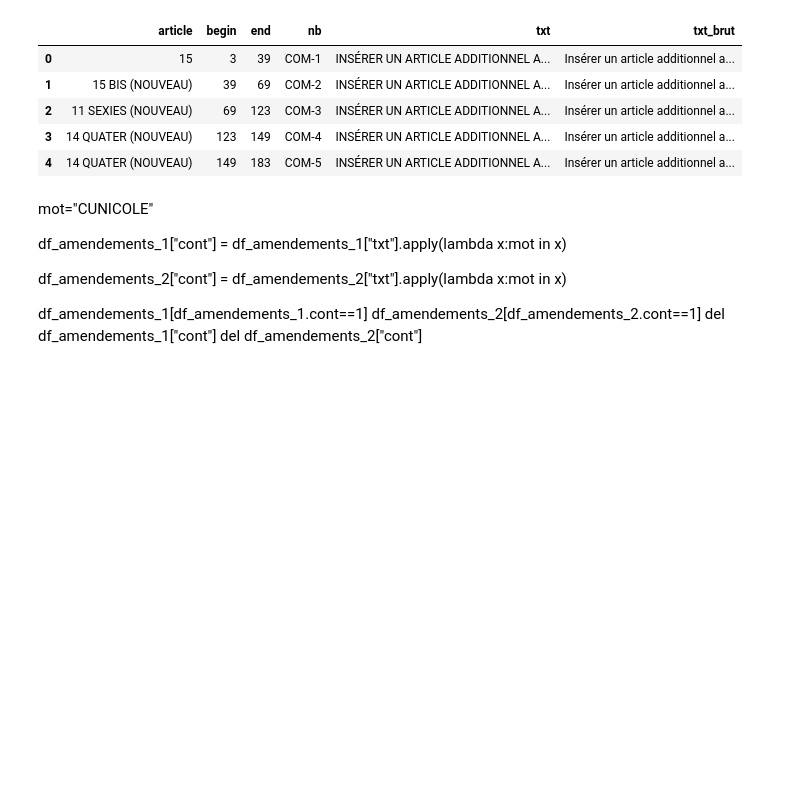
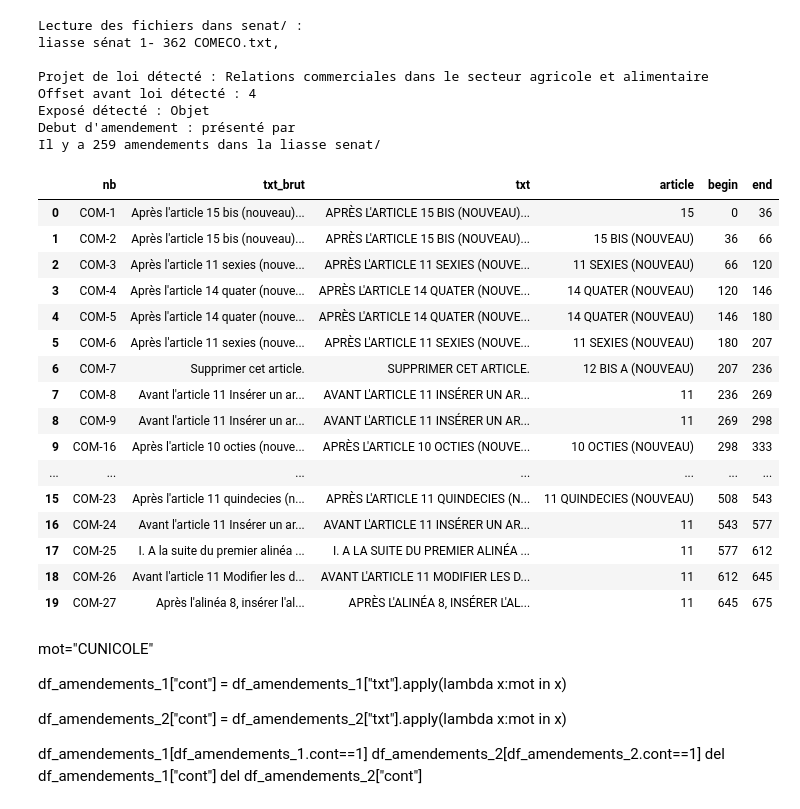
Before and after one commit to ericlajoie/parsing_amendements, a Jupyter notebook: amendements.ipynb, the cells around one changed output. Saved outputs shown, nothing was run; the diff lists cells and outputs as text; code cells hidden in the pictures; blank space fills up the shorter version.

```diff
--- a/amendements.ipynb
+++ b/amendements.ipynb
@@ -28,16 +28,18 @@ def keep_digits(x):
     return ''.join(filter(lambda x: x.isdigit(), x))
 # %%
 class Amendement:
-    def __init__(self, txt, start_signal, start_offset, expose_signal):
+    def __init__(self, txt, start_signal, expose_signal):
 
         self.full_txt = txt
         self.full_txt_normalized = [normalize_text(t) for t in txt]
         self.start_signal = normalize_text(start_signal)
         self.expose_signal = normalize_text(expose_signal)
-        self.start_offset = start_offset
+        #self.start_offset = start_offset
 
         self.numero_amendement = self.get_amendement_nb()
+
         self.numero_article = self.get_amendement_article()
+
         self.txt_normalized, self.txt = self.get_amendement_text()
 
 
@@ -55,7 +57,8 @@ class Amendement:
             if x[i]==self.start_signal:
                 has_started = True
 
-            if(has_started) and 'ARTICLE' in x[i]:
+            if(has_started) and ('ARTICLE' in x[i] or 'TITRE' in x[i]):
+                self.article_line = i
                 return re.sub(".*ARTICLE ","",x[i])
         return ""
 
@@ -66,9 +69,9 @@ class Amendement:
 
         expose_length = len(self.expose_signal)
 
-        for i in range(0, len(x)):
-            if x[i]==self.start_signal:
-                start=i+self.start_offset
+        start = self.article_line+1
+
+        for i in range(self.article_line+1, len(x)):
 
             if i<len(x)-3 and len(x[i])==0 and len(x[i+1])==0 and len(x[i+2])==0:
                 end=i
@@ -170,10 +236,30 @@ Il y a 259 amendements dans la liasse senat/
 # %%
-liasse_senat.df_amendements.head()
+liasse_senat = Liasse("senat/")
+liasse_senat.df_amendements.head(20)
 # %% [output]
+Lecture des fichiers dans senat/ :
+liasse sénat 1- 362 COMECO.txt,
+
+Projet de loi détecté : Relations commerciales dans le secteur agricole et alimentaire
+Offset avant loi détecté : 4
+Exposé détecté : Objet
+Debut d'amendement : présenté par
+Il y a 259 amendements dans la liasse senat/
-|  | article | begin | end | nb | txt | txt_brut |
-| 0 | 15 | 3 | 39 | COM-1 | INSÉRER UN ARTICLE ADDITIONNEL A... | Insérer un article additionnel a... |
-| 1 | 15 BIS (NOUVEAU) | 39 | 69 | COM-2 | INSÉRER UN ARTICLE ADDITIONNEL A... | Insérer un article additionnel a... |
-| 2 | 11 SEXIES (NOUVEAU) | 69 | 123 | COM-3 | INSÉRER UN ARTICLE ADDITIONNEL A... | Insérer un article additionnel a... |
-| 3 | 14 QUATER (NOUVEAU) | 123 | 149 | COM-4 | INSÉRER UN ARTICLE ADDITIONNEL A... | Insérer un article additionnel a... |
-| 4 | 14 QUATER (NOUVEAU) | 149 | 183 | COM-5 | INSÉRER UN ARTICLE ADDITIONNEL A... | Insérer un article additionnel a... |
+|  | nb | txt_brut | txt | article | begin | end |
+| 0 | COM-1 | Après l'article 15 bis (nouveau)... | APRÈS L'ARTICLE 15 BIS (NOUVEAU)... | 15 | 0 | 36 |
+| 1 | COM-2 | Après l'article 15 bis (nouveau)... | APRÈS L'ARTICLE 15 BIS (NOUVEAU)... | 15 BIS (NOUVEAU) | 36 | 66 |
+| 2 | COM-3 | Après l'article 11 sexies (nouve... | APRÈS L'ARTICLE 11 SEXIES (NOUVE... | 11 SEXIES (NOUVEAU) | 66 | 120 |
+| 3 | COM-4 | Après l'article 14 quater (nouve... | APRÈS L'ARTICLE 14 QUATER (NOUVE... | 14 QUATER (NOUVEAU) | 120 | 146 |
+| 4 | COM-5 | Après l'article 14 quater (nouve... | APRÈS L'ARTICLE 14 QUATER (NOUVE... | 14 QUATER (NOUVEAU) | 146 | 180 |
+| 5 | COM-6 | Après l'article 11 sexies (nouve... | APRÈS L'ARTICLE 11 SEXIES (NOUVE... | 11 SEXIES (NOUVEAU) | 180 | 207 |
+| 6 | COM-7 | Supprimer cet article. | SUPPRIMER CET ARTICLE. | 12 BIS A (NOUVEAU) | 207 | 236 |
+| 7 | COM-8 | Avant l'article 11 Insérer un ar... | AVANT L'ARTICLE 11 INSÉRER UN AR... | 11 | 236 | 269 |
+| 8 | COM-9 | Avant l'article 11 Insérer un ar... | AVANT L'ARTICLE 11 INSÉRER UN AR... | 11 | 269 | 298 |
+| 9 | COM-16 | Après l'article 10 octies (nouve... | APRÈS L'ARTICLE 10 OCTIES (NOUVE... | 10 OCTIES (NOUVEAU) | 298 | 333 |
+| ... | ... | ... | ... | ... | ... | ... |
+| 15 | COM-23 | Après l'article 11 quindecies (n... | APRÈS L'ARTICLE 11 QUINDECIES (N... | 11 QUINDECIES (NOUVEAU) | 508 | 543 |
+| 16 | COM-24 | Avant l'article 11 Insérer un ar... | AVANT L'ARTICLE 11 INSÉRER UN AR... | 11 | 543 | 577 |
+| 17 | COM-25 | I. A la suite du premier alinéa ... | I. A LA SUITE DU PREMIER ALINÉA ... | 11 | 577 | 612 |
+| 18 | COM-26 | Avant l'article 11 Modifier les d... | AVANT L'ARTICLE 11 MODIFIER LES D... | 11 | 612 | 645 |
+| 19 | COM-27 | Après l'alinéa 8, insérer l'al... | APRÈS L'ALINÉA 8, INSÉRER L'AL... | 11 | 645 | 675 |
 # %%
```
Also changed, not shown: parts of 8 cells of this notebook.
